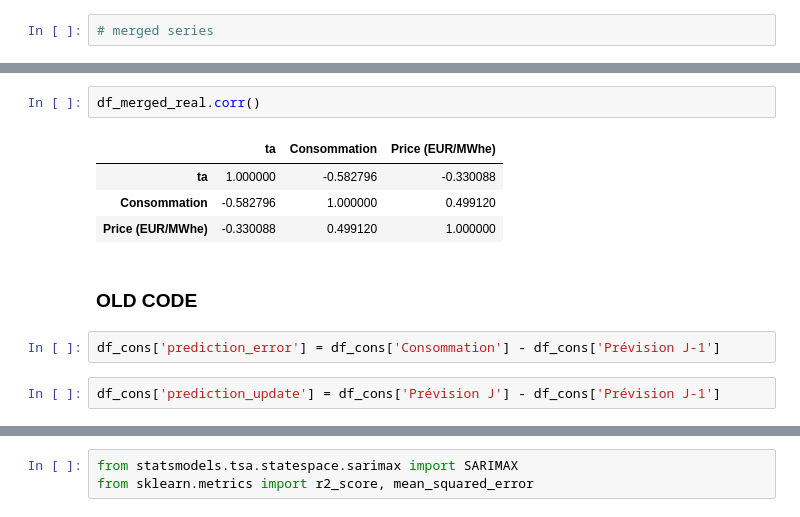
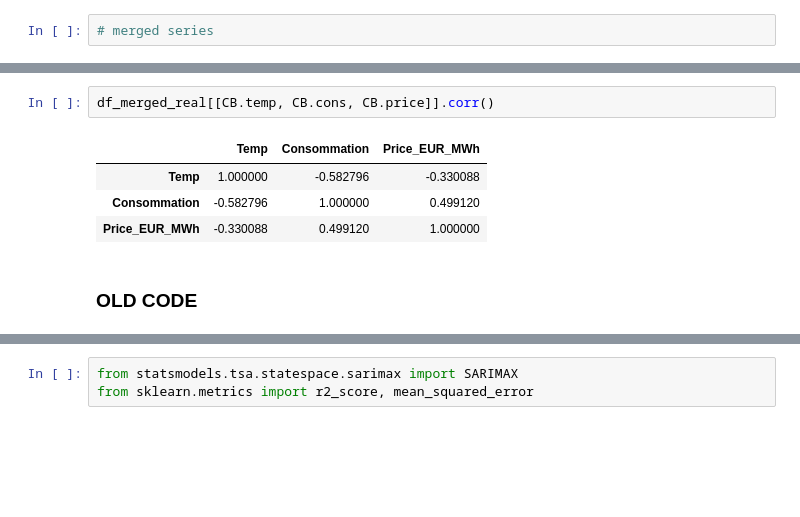
Before and after one commit to sylvaingchassang/generous_dynamic_contracting, a Jupyter notebook: gdc/notebooks/data_overview.ipynb, the cells around one changed output, grey strips where cells are left out. Drawn from its saved outputs; the diff is of its cells as text; blank space fills up the shorter version.

Commit message:
price process

```diff
--- a/gdc/notebooks/data_overview.ipynb
+++ b/gdc/notebooks/data_overview.ipynb
@@ -62,13 +58,9 @@ df_merged_real.shape
 # %%
-df_merged_real.corr()
+df_merged_real[[CB.temp, CB.cons, CB.price]].corr()
 # %% [output]
-|  | ta | Consommation | Price (EUR/MWhe) |
-| ta | 1.000000 | -0.582796 | -0.330088 |
+|  | Temp | Consommation | Price_EUR_MWh |
+| Temp | 1.000000 | -0.582796 | -0.330088 |
 | Consommation | -0.582796 | 1.000000 | 0.499120 |
-| Price (EUR/MWhe) | -0.330088 | 0.499120 | 1.000000 |
+| Price_EUR_MWh | -0.330088 | 0.499120 | 1.000000 |
 # %% [markdown]
 ### OLD CODE
-# %%
-df_cons['prediction_error'] = df_cons['Consommation'] - df_cons['Prévision J-1']
-# %%
-df_cons['prediction_update'] = df_cons['Prévision J'] - df_cons['Prévision J-1']
```
Also changed, not shown: parts of 19 cells of this notebook, 3 other files.
